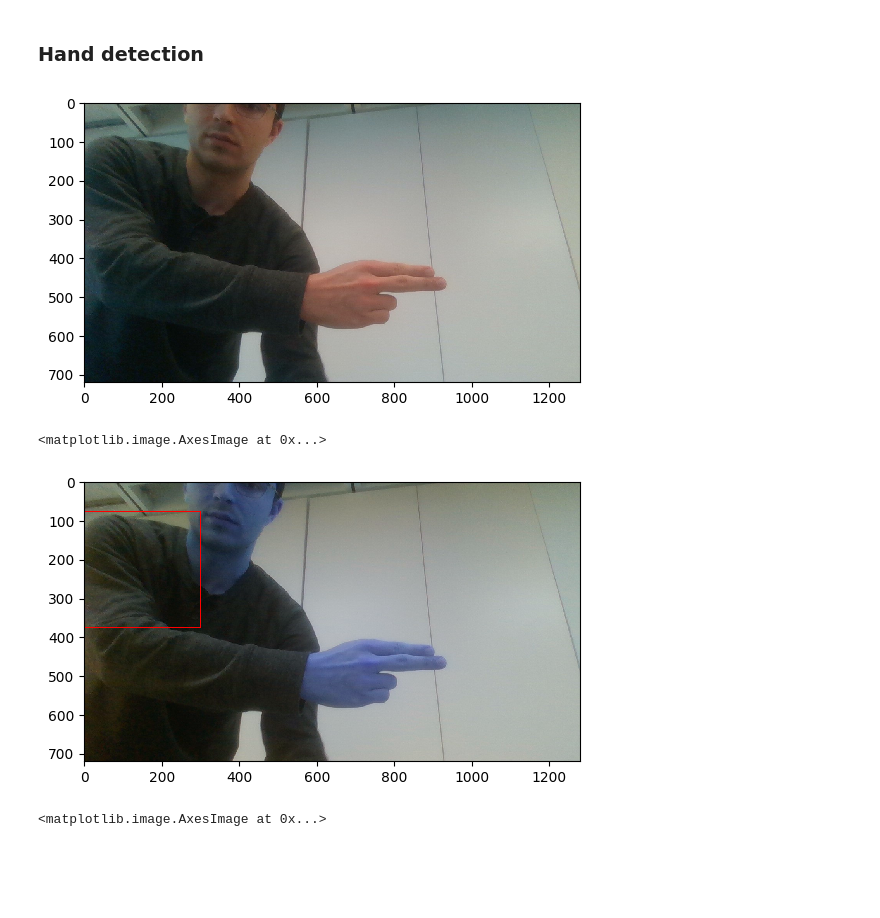
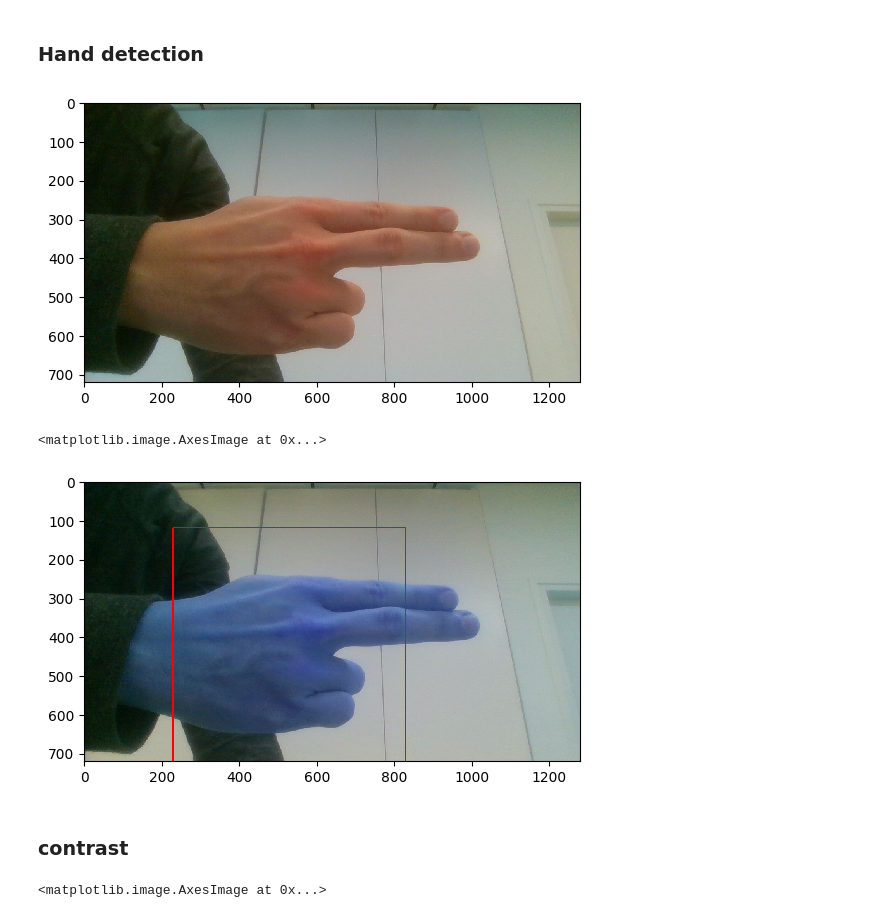
Before and after one commit to MatthiasPicard/projet-vision-cs, a Jupyter notebook: test_segmentation.ipynb, the cells around one changed output. Cells and saved outputs as stored; diff of their text form; code cells hidden in the pictures; blank space fills up the shorter version.

```diff
--- a/test_segmentation.ipynb
+++ b/test_segmentation.ipynb
@@ -6,36 +6,38 @@ import matplotlib.pyplot as plt
 # %% [markdown]
 ### Hand detection
 # %%
-img=cv2.imread('data/segmentation/H_loin.jpg',1)
+img = cv2.imread('data/segmentation/H_proche.jpg',1)
 rgb = cv2.cvtColor(img, cv2.COLOR_BGR2RGB)
 plt.imshow(rgb,interpolation='nearest')
 plt.show()
 # %% [output]
-[figure, old version]
+[figure, new version]
 # %%
-x, y, w, h = 0, 0, 300, 300 # simply hardcoded the values
+x, y, w, h = 100, 100, 600, 600 # simply hardcoded the values
 track_window = (x, y, w, h)
 
 roi = img[y:y+h, x:x+w]
 hsv_roi = cv2.cvtColor(roi, cv2.COLOR_BGR2HSV)
 mask = cv2.inRange(hsv_roi, np.array((0., 60.,32.)), np.array((180.,255.,255.)))
 roi_hist = cv2.calcHist([hsv_roi],[0],mask,[180],[0,180])
 cv2.normalize(roi_hist,roi_hist,0,255,cv2.NORM_MINMAX)
 
 hsv = cv2.cvtColor(img, cv2.COLOR_BGR2HSV)
 dst = cv2.calcBackProject([hsv],[0],roi_hist,[0,180],1)
 
 term_crit = ( cv2.TERM_CRITERIA_EPS | cv2.TERM_CRITERIA_COUNT, 100, 1 )
 ret, track_window = cv2.meanShift(dst, track_window,term_crit)
 
 x,y,w,h = track_window
 img2 = cv2.rectangle(img, (x,y), (x+w,y+h), 255,2)
 plt.imshow(img2,interpolation='nearest')
 
 # we could first segment the position of the hand by constraining its position on the photo and then only try to get interest points
 # %% [output]
 <matplotlib.image.AxesImage at 0x...>
-[figure, old version]
+[figure, new version]
+# %% [markdown]
+### contrast
 # %%
 img1 = cv2.imread('data/B_real2.jpg',1)
 img2 = cv2.imread('data/labels/F.jpg',1)
```
Also changed, not shown: parts of 3 cells of this notebook, 1 other file.
